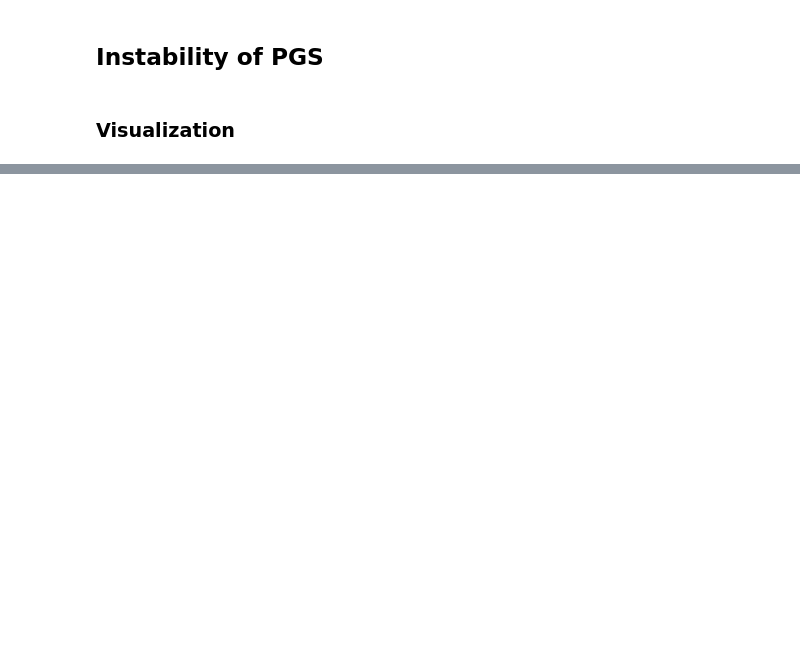
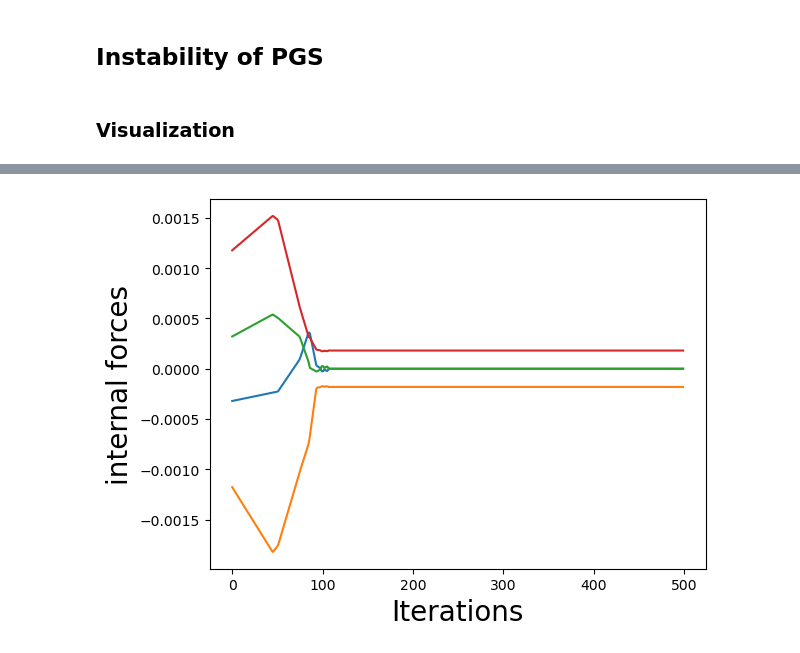
Before and after one commit to agimus-project/winter-school-2023, a Jupyter notebook: sim3_contact_dynamics/tp_sim3.ipynb, the cells around one changed output, grey strips where cells are left out. Cells and saved outputs as stored; diff of their text form; code cells hidden in the pictures; blank space fills up the shorter version.

```diff
--- a/sim3_contact_dynamics/tp_sim3.ipynb
+++ b/sim3_contact_dynamics/tp_sim3.ipynb
@@ -266,0 +312,27 @@ http://127.0.0.1:7002/static/
+# %%
+q0 = model.qinit.copy()
+v0 = np.zeros(model.nv)
+
+q, v = q0.copy(), v0.copy()
+
+qs, vs = [q0], [v0] #arrays to store trajectory
+
+internal_forces = np.zeros((T,4)) # store contact force along x axis for each contact point at every time step
+
+for t in trange(T): # simulation loop
+    tau = np.zeros(model.nv)
+    tau[1] = t*.1 # applying an increasing force pushing the cube along y axis
+    pin.updateGeometryPlacements(model, data, geom_model, geom_data, q)
+    pin.computeCollisions(geom_model, geom_data, False)
+    J, vf, Del,g, mus = computeContactProblem(model, data, geom_model, geom_data, q, v, tau, dt)
+    if J is not None:
+        lam = solve_contact(Del, g, mus, tolerance, max_iter)
+        dv = dt*pin.aba(model, data, q, v, tau + J.T @ lam/dt)
+        v += dv
+        for i in range(4):
+            internal_forces[t,i] = lam[3*i]/dt
+    else:
+        v = vf
+    q = pin.integrate(model , q, v*dt)
+    qs += [q]
+    vs += [v]
@@ -266,0 +378,9 @@ http://127.0.0.1:7002/static/
+# %%
+plt.figure()
+timesteps = [t for t in range(T)]
+plt.plot(timesteps, internal_forces)
+plt.xlabel("Iterations", fontsize=20)
+plt.ylabel("internal forces", fontsize=20)
+plt.show()
+# %% [output]
+[figure, added]
```
Also changed, not shown: parts of 11 cells of this notebook.
